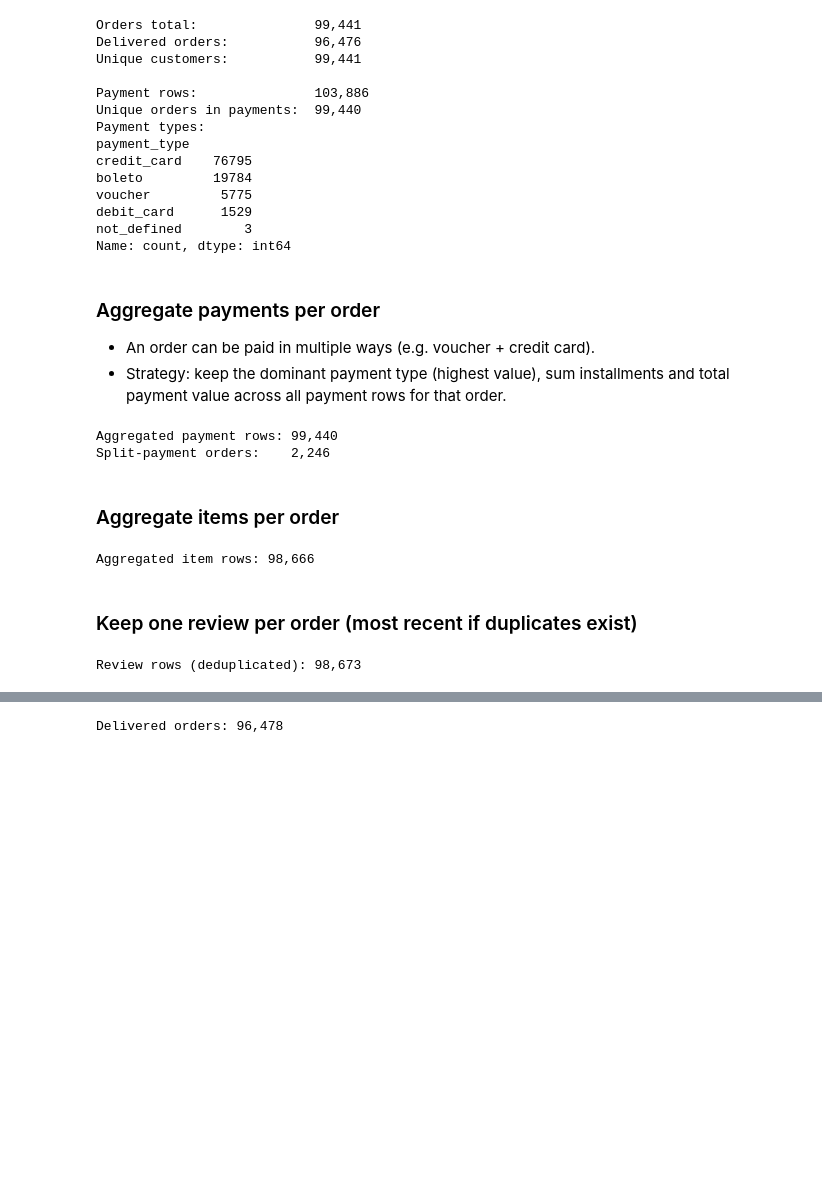
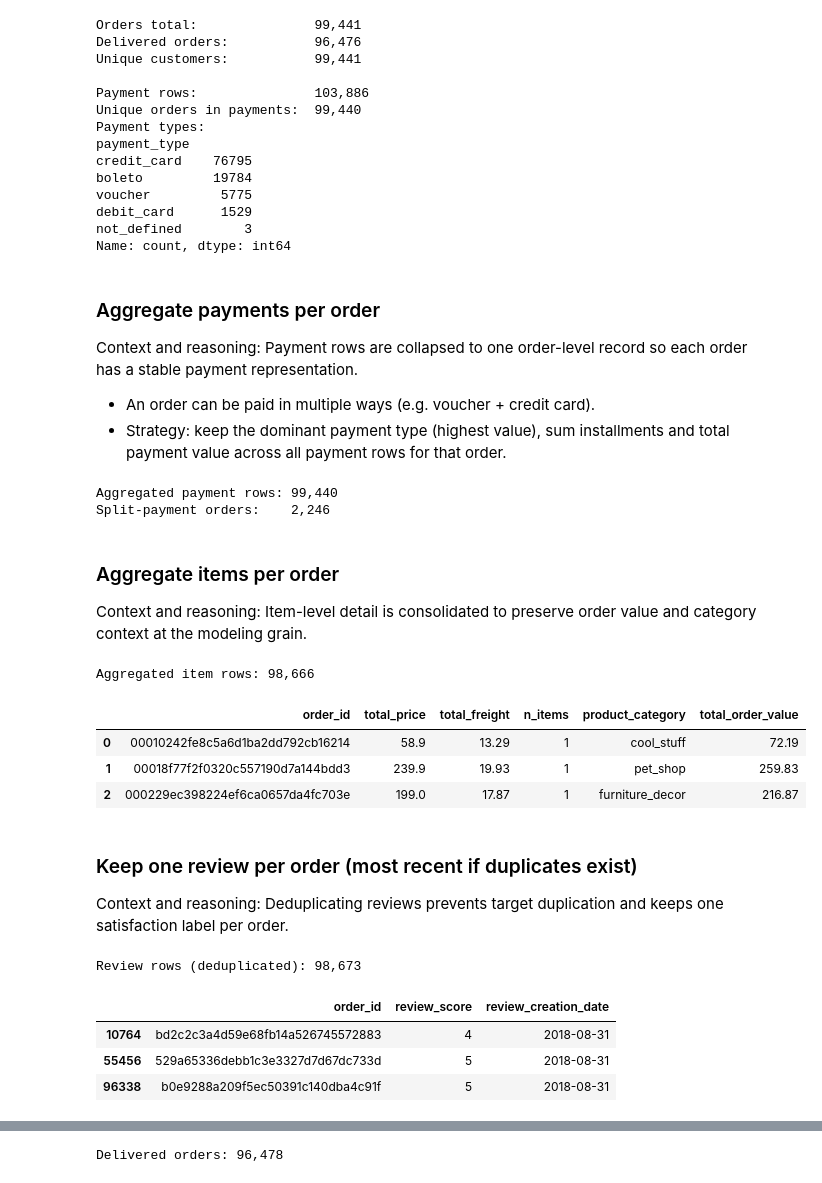
Before and after one commit to lauraromerog/Improving_Customer_Retention_through_Payment_Analytics, a Jupyter notebook: notebooks/olist_payment_analytics.ipynb, the cells around one changed output, grey strips where cells are left out. Saved outputs shown, nothing was run; the diff lists cells and outputs as text; code cells hidden in the pictures; blank space fills up the shorter version.

```diff
--- a/notebooks/olist_payment_analytics.ipynb
+++ b/notebooks/olist_payment_analytics.ipynb
@@ -109,21 +125,17 @@ Name: count, dtype: int64
 # %% [markdown]
 ### Aggregate payments per order
 
+Context and reasoning: Payment rows are collapsed to one order-level record so each order has a stable payment representation.
+
 - An order can be paid in multiple ways (e.g. voucher + credit card).
 - Strategy: keep the dominant payment type (highest value), sum installments and total payment value across all payment rows for that order.
 # %%
-payments_agg = (
-    payments
-    .sort_values("payment_value", ascending=False)          # dominant type = highest value row
-    .groupby("order_id")
-    .agg(
-        payment_type        = ("payment_type", "first"),    # dominant type
-        payment_installments= ("payment_installments", "sum"),
-        total_payment_value = ("payment_value", "sum"),
-        n_payment_methods   = ("payment_type", "nunique")   # flag for split payments
-    )
-    .reset_index()
-)
+master_payload = build_master_dataset(tables=tables, delivered_only=True)
+payments_agg = master_payload["payments_agg"]
+items_agg = master_payload["items_agg"]
+reviews_clean = master_payload["reviews_clean"]
+orders_delivered = master_payload["orders"]
+df = master_payload["data"]
 
 print(f"\nAggregated payment rows: {len(payments_agg):,}")
 print(f"Split-payment orders:    {(payments_agg['n_payment_methods'] > 1).sum():,}")
@@ -132,40 +144,29 @@ Aggregated payment rows: 99,440
 Split-payment orders:    2,246
 # %% [markdown]
 ### Aggregate items per order
+
+Context and reasoning: Item-level detail is consolidated to preserve order value and category context at the modeling grain.
 # %%
-# Translate product categories to English first
-products_en = products.merge(category_translation, on="product_category_name", how="left")
-
-items_agg = (
-    items
-    .merge(products_en[["product_id", "product_category_name_english"]], on="product_id", how="left")
-    .groupby("order_id")
-    .agg(
-        total_price         = ("price", "sum"),
-        total_freight       = ("freight_value", "sum"),
-        n_items             = ("order_item_id", "count"),
-        product_category    = ("product_category_name_english", "first")  # primary category
-    )
-    .reset_index()
-)
-
-items_agg["total_order_value"] = items_agg["total_price"] + items_agg["total_freight"]
-
 print(f"\nAggregated item rows: {len(items_agg):,}")
+display(items_agg.head(3))
 # %% [output]
 Aggregated item rows: 98,666
+|  | order_id | total_price | total_freight | n_items | product_category | total_order_value |
+| 0 | 00010242fe8c5a6d1ba2dd792cb16214 | 58.9 | 13.29 | 1 | cool_stuff | 72.19 |
+| 1 | 00018f77f2f0320c557190d7a144bdd3 | 239.9 | 19.93 | 1 | pet_shop | 259.83 |
+| 2 | 000229ec398224ef6ca0657da4fc703e | 199.0 | 17.87 | 1 | furniture_decor | 216.87 |
 # %% [markdown]
 ### Keep one review per order (most recent if duplicates exist)
+
+Context and reasoning: Deduplicating reviews prevents target duplication and keeps one satisfaction label per order.
 # %%
-reviews_clean = (
-    reviews
-    .sort_values("review_creation_date", ascending=False)
-    .drop_duplicates(subset="order_id", keep="first")
-    [["order_id", "review_score", "review_creation_date"]]
-)
-
 print(f"\nReview rows (deduplicated): {len(reviews_clean):,}")
+display(reviews_clean.head(3))
 # %% [output]
 Review rows (deduplicated): 98,673
+|  | order_id | review_score | review_creation_date |
+| 10764 | bd2c2c3a4d59e68fb14a526745572883 | 4 | 2018-08-31 |
+| 55456 | 529a65336debb1c3e3327d7d67dc733d | 5 | 2018-08-31 |
+| 96338 | b0e9288a209f5ec50391c140dba4c91f | 5 | 2018-08-31 |
 # %% [markdown]
 ### Keep only delivered orders
```
Also changed, not shown: parts of 38 cells of this notebook, 7 other files.
